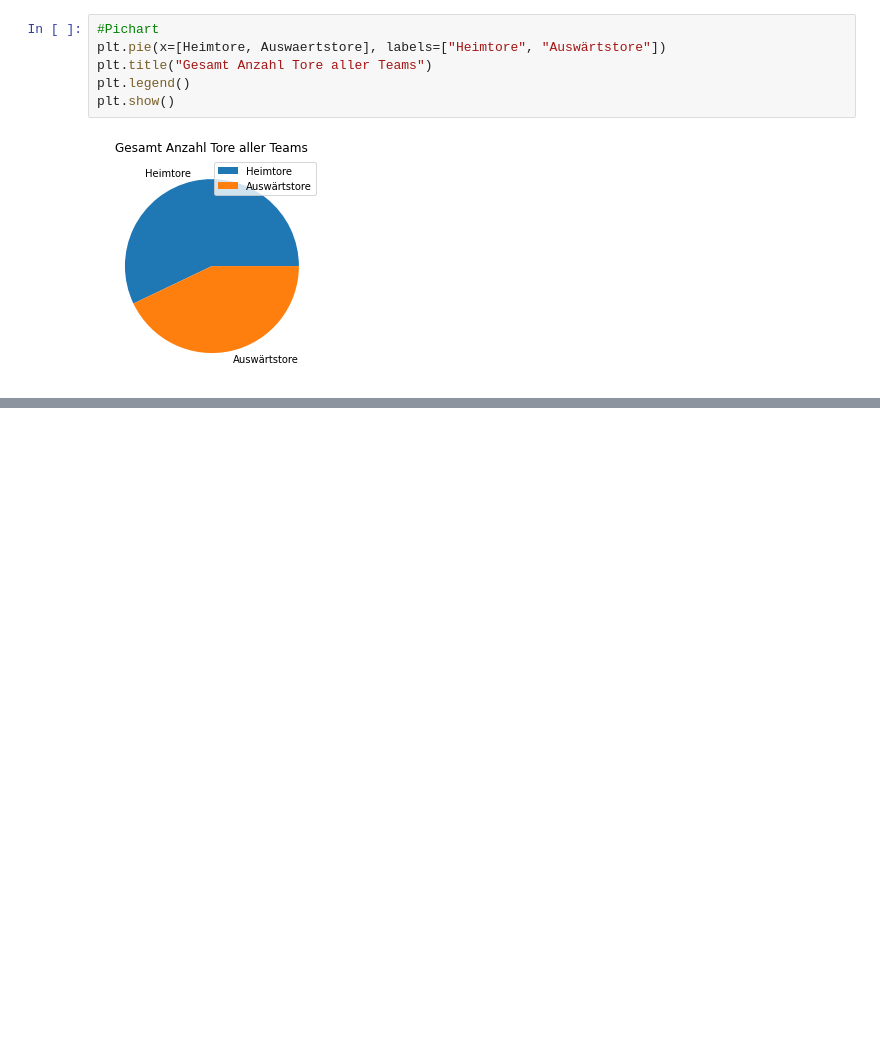
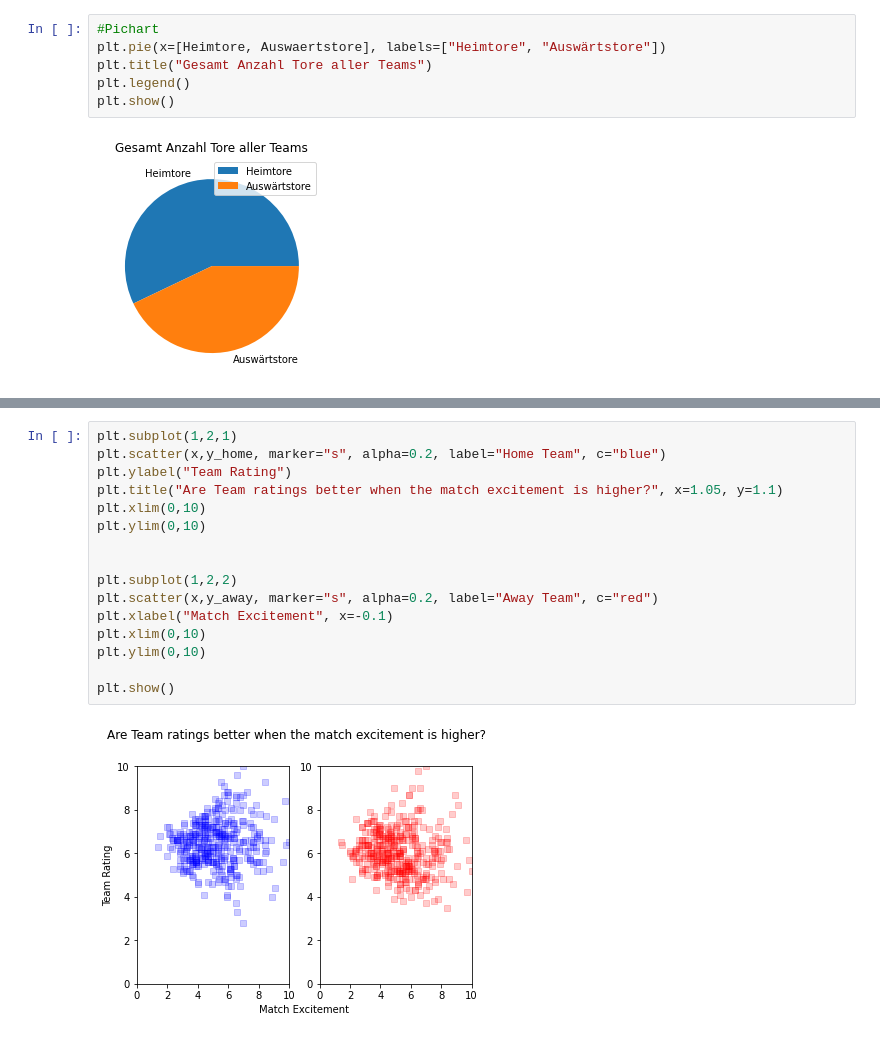
Before and after one commit to janisfroelich/gdv, a Jupyter notebook: la_liga_gdv.ipynb, the cells around one changed output, grey strips where cells are left out. Saved outputs shown, nothing was run; the diff lists cells and outputs as text; blank space fills up the shorter version.

```diff
--- a/la_liga_gdv.ipynb
+++ b/la_liga_gdv.ipynb
@@ -1366,0 +1417,18 @@ TypeError: bar() missing 1 required positional argument: 'height'
+# %%
+plt.subplot(1,2,1)
+plt.scatter(x,y_home, marker="s", alpha=0.2, label="Home Team", c="blue")
+plt.ylabel("Team Rating")
+plt.title("Are Team ratings better when the match excitement is higher?", x=1.05, y=1.1)
+plt.xlim(0,10)
+plt.ylim(0,10)
+
+
+plt.subplot(1,2,2)
+plt.scatter(x,y_away, marker="s", alpha=0.2, label="Away Team", c="red")
+plt.xlabel("Match Excitement", x=-0.1)
+plt.xlim(0,10)
+plt.ylim(0,10)
+
+plt.show()
+# %% [output]
+[figure, added]
```
Also changed, not shown: parts of 12 cells of this notebook.
